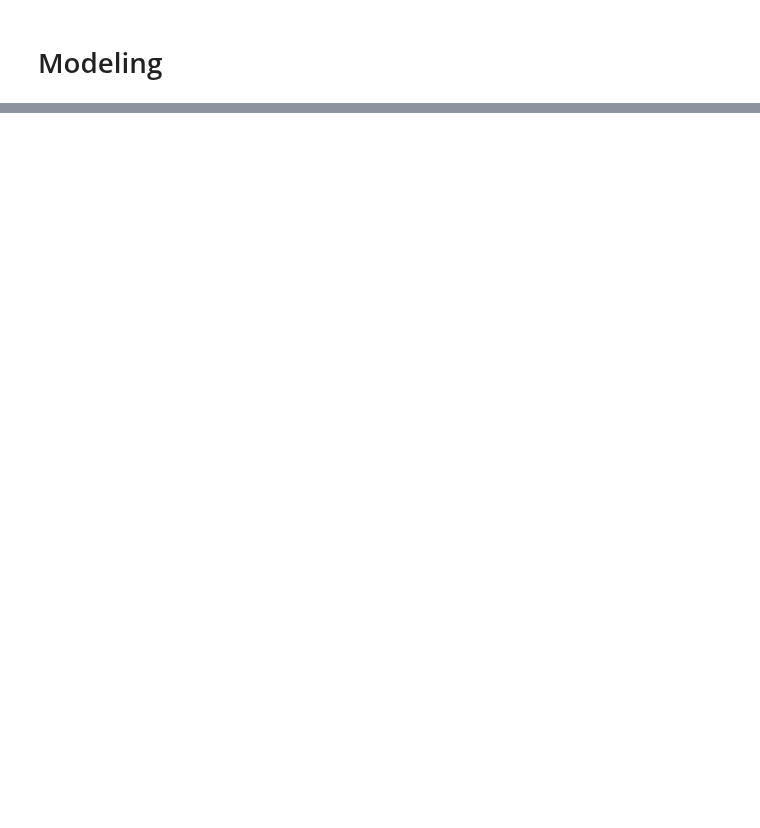
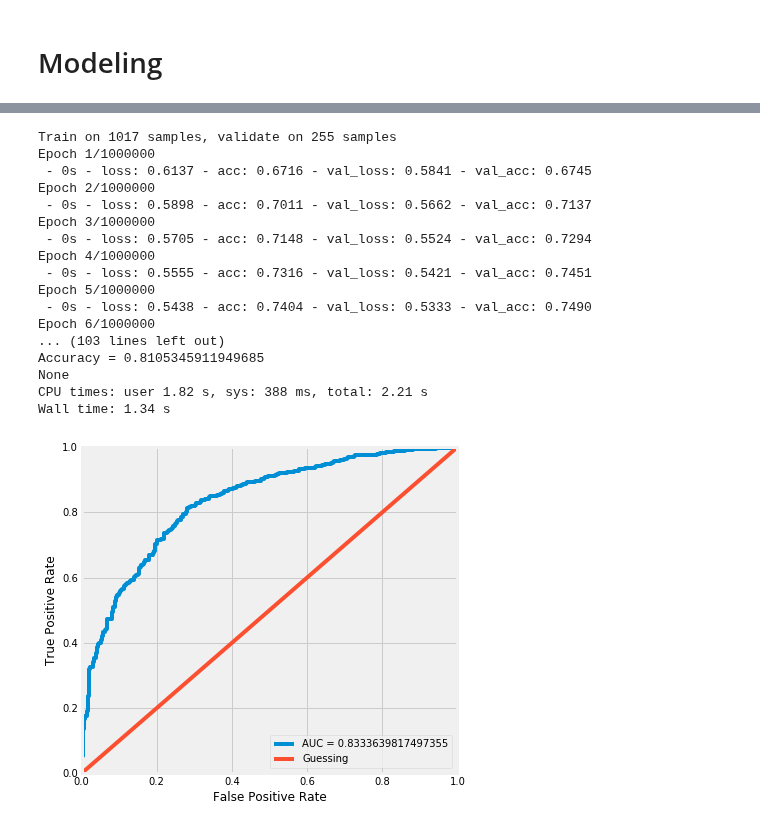
Before and after one commit to arose13/Notebooks, a Jupyter notebook: Will Couples Stay Together.ipynb, the cells around one changed output, grey strips where cells are left out. Cells and saved outputs as stored; diff of their text form; code cells hidden in the pictures; blank space fills up the shorter version.

```diff
--- a/Will Couples Stay Together.ipynb
+++ b/Will Couples Stay Together.ipynb
@@ -225,0 +241,48 @@ NotFittedError: This GridSearchCV instance is not fitted yet. Call 'fit' with ap
+# %%
+# Create Neural Network
+def nnet():
+    # Currently creates 78 features (checked using `forest.named_steps['gridsearchcv'].best_estimator_.n_features_`)
+    # Must use a sequential model for Neural Networks to work in SKLearn
+    model = Sequential()
+    model.add(Dense(7, input_dim=78, activation='elu'))
+    model.add(Dense(7, activation='elu'))
+    model.add(Dense(7, activation='elu'))
+    model.add(Dense(1, activation='sigmoid'))
+
+    model.compile(loss='binary_crossentropy', optimizer='adam', metrics=['accuracy'])
+    return model
+sk_net_model = KerasClassifier(
+    nnet,
+    validation_split=0.2, epochs=int(1e6), batch_size=500,
+    callbacks=[EarlyStopping(monitor='val_loss', patience=5)], verbose=2
+)
+sk_net = make_pipeline(preprocessor, sk_net_model)
+# %%
+%%time
+# Train Neural Network
+sk_net.fit(x_train, y_train)
+
+print('#### Neural Network ####')
+print(evaluate(sk_net, x_train, y_train))
+
+graph.figure(figsize=(6, 6))
+plot_roc_curve(sk_net.predict_proba(x_train)[:, 1], y_train)
+# %% [output]
+Train on 1017 samples, validate on 255 samples
+Epoch 1/1000000
+ - 0s - loss: 0.6137 - acc: 0.6716 - val_loss: 0.5841 - val_acc: 0.6745
+Epoch 2/1000000
+ - 0s - loss: 0.5898 - acc: 0.7011 - val_loss: 0.5662 - val_acc: 0.7137
+Epoch 3/1000000
+ - 0s - loss: 0.5705 - acc: 0.7148 - val_loss: 0.5524 - val_acc: 0.7294
+Epoch 4/1000000
+ - 0s - loss: 0.5555 - acc: 0.7316 - val_loss: 0.5421 - val_acc: 0.7451
+Epoch 5/1000000
+ - 0s - loss: 0.5438 - acc: 0.7404 - val_loss: 0.5333 - val_acc: 0.7490
+Epoch 6/1000000
+... (103 lines left out)
+Accuracy = 0.8105345911949685
+None
+CPU times: user 1.82 s, sys: 388 ms, total: 2.21 s
+Wall time: 1.34 s
+[figure, added]
```
Also changed, not shown: parts of 16 cells of this notebook.
